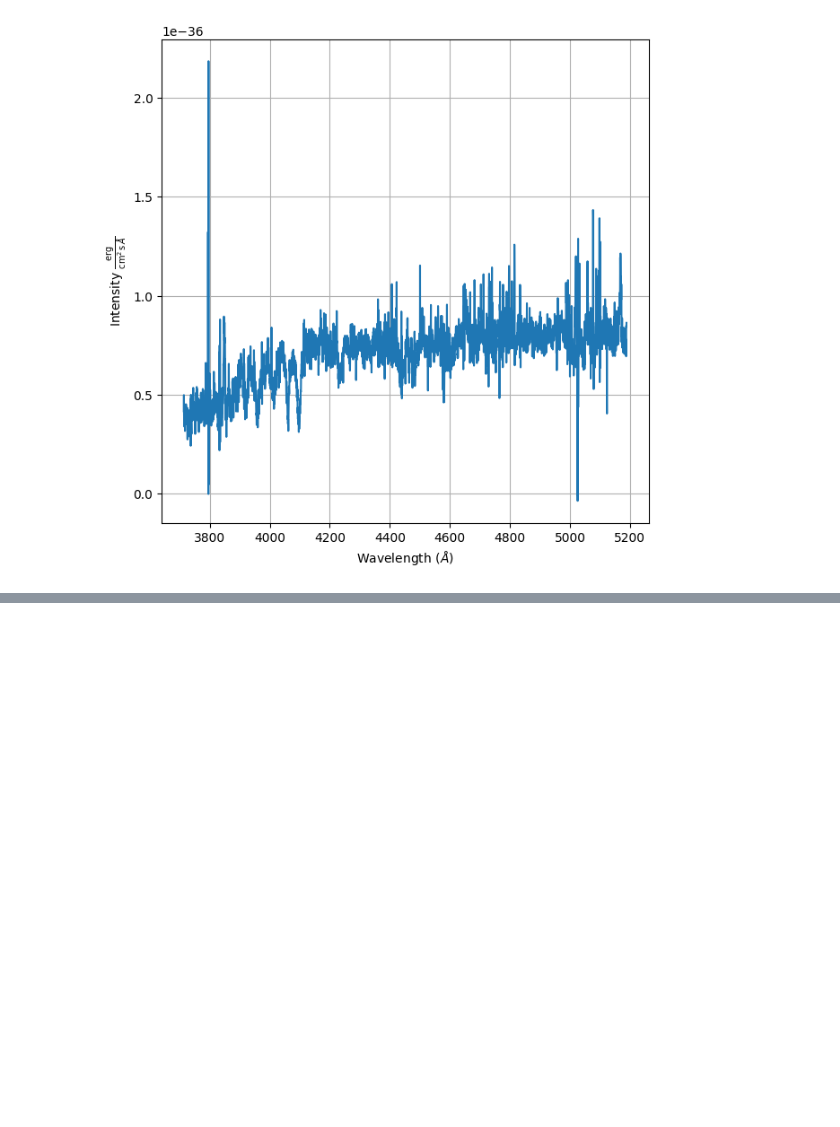
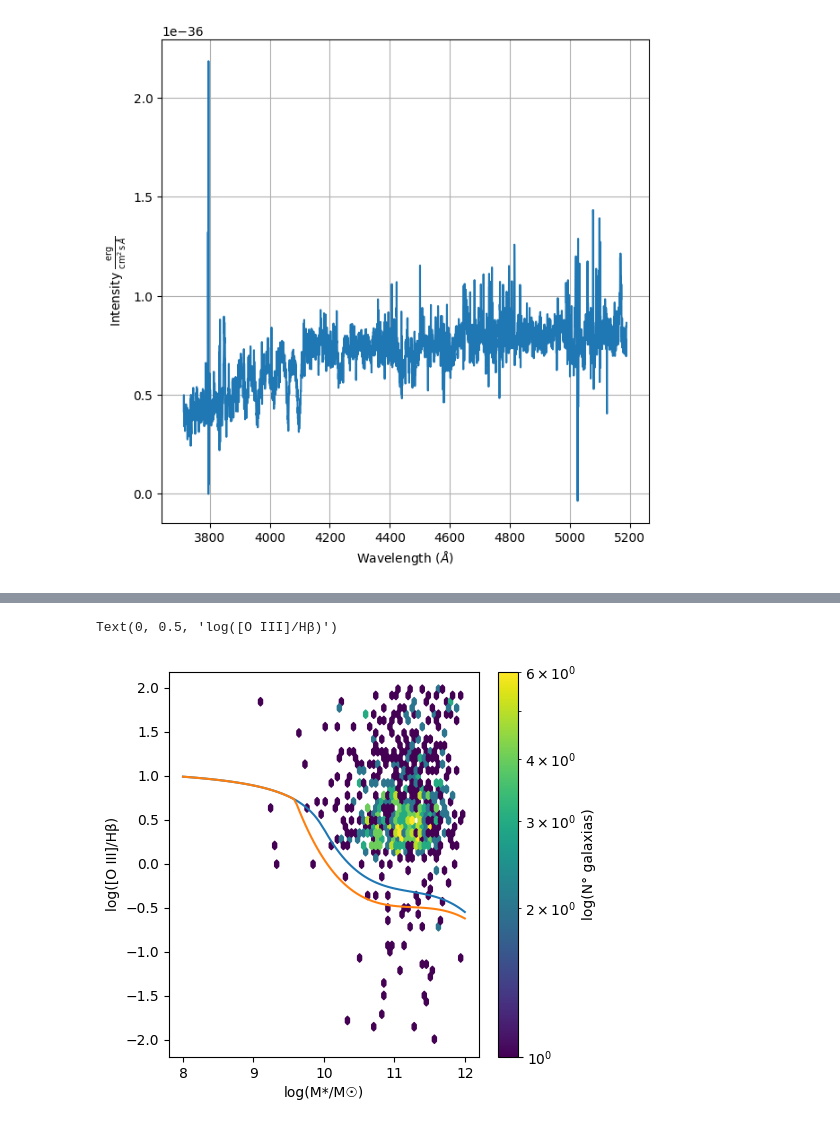
Before and after one commit to FeD7791/astrofisica_general_tp2, a Jupyter notebook: tp_2/analisis_espectros.ipynb, the cells around one changed output, grey strips where cells are left out. Cells and saved outputs as stored; diff of their text form; code cells hidden in the pictures; blank space fills up the shorter version.

```diff
--- a/tp_2/analisis_espectros.ipynb
+++ b/tp_2/analisis_espectros.ipynb
@@ -36,0 +108,15 @@ spec2.plot
+# %%
+df3 = df[(df.FOIII5007/df.FHB < 2)&(df.FOIII5007/df.FHB > -2) &(df.logMvir>8)&(df.logMvir<12)]
+# %%
+fig, ax = plt.subplots(1,1, figsize=(5,5))
+plt.hexbin(df3[df3.FOIII5007 !=-99.0000].logMvir, df3[df3.FOIII5007 !=-99.0000].FOIII5007/df3[df3.FOIII5007 !=-99.0000].FHB, gridsize=50, cmap='viridis', bins='log')
+plt.colorbar(label='log(N° galaxias)')
+# y_sep = 0.375 / (x_vals - 10.5) + 1.14
+x = np.linspace(8, 12.0, 100)
+ax.plot(x, demarcation_upper(x=x))
+ax.plot(x, demarcation_lower(x=x))
+ax.set_xlabel('log(M*/M☉)')
+ax.set_ylabel('log([O III]/Hβ)')
+# %% [output]
+Text(0, 0.5, 'log([O III]/Hβ)')
+[figure, added]
```
Also changed, not shown: parts of 19 cells of this notebook, 3 other files.
